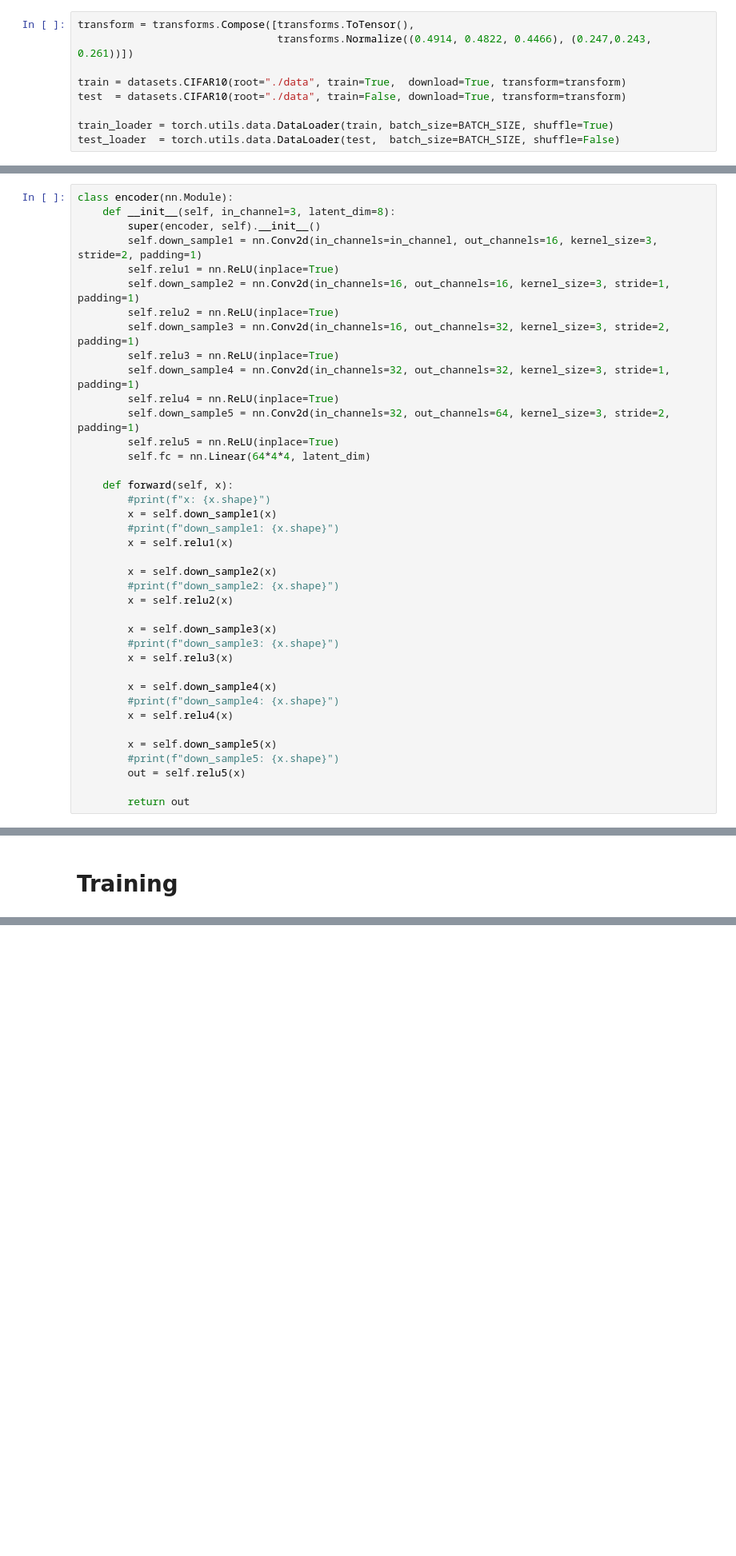
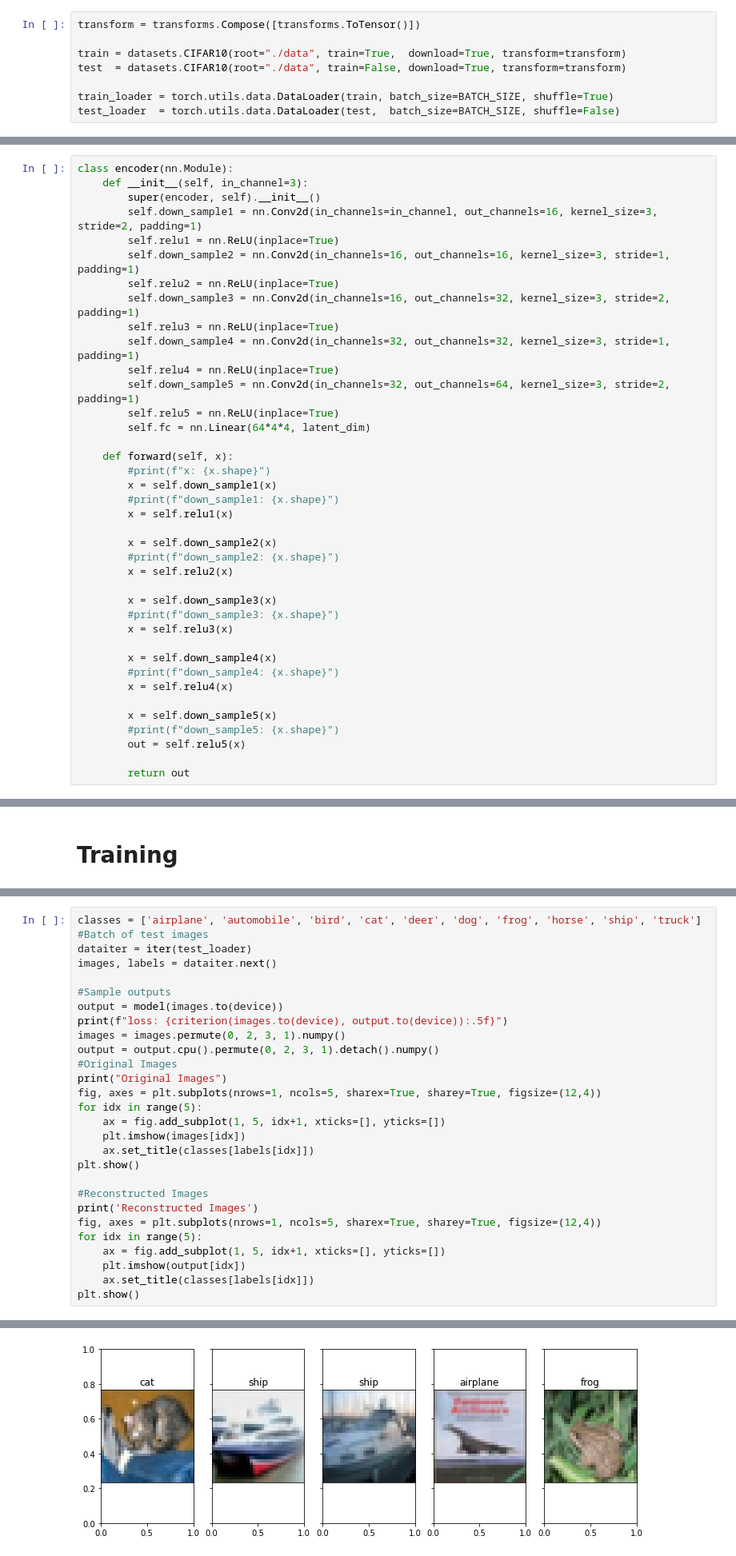
Before and after one commit to ecacikgoz97/Deep_Unsupervised_Learning_Class_Materials, a Jupyter notebook: AutoEncoder_CIFAR10.ipynb, the cells around one changed output, grey strips where cells are left out. Shown at 80% size. Drawn from its saved outputs; the diff is of its cells as text; blank space fills up the shorter version.

Commit message:
AE done: need plots and val loss maybe

```diff
--- a/AutoEncoder_CIFAR10.ipynb
+++ b/AutoEncoder_CIFAR10.ipynb
@@ -24,8 +26,7 @@ WEIGHT_DECAY = 0
 # %% [markdown]
 # Dataloader and Pre-processing
 # %%
-transform = transforms.Compose([transforms.ToTensor(),
-                                transforms.Normalize((0.4914, 0.4822, 0.4466), (0.247,0.243, 0.261))])
+transform = transforms.Compose([transforms.ToTensor()])
 
 train = datasets.CIFAR10(root="./data", train=True,  download=True, transform=transform)
 test  = datasets.CIFAR10(root="./data", train=False, download=True, transform=transform)
@@ -41,7 +42,7 @@ Files already downloaded and verified
 ### Encoder
 # %%
 class encoder(nn.Module):
-    def __init__(self, in_channel=3, latent_dim=8):
+    def __init__(self, in_channel=3):
         super(encoder, self).__init__()
         self.down_sample1 = nn.Conv2d(in_channels=in_channel, out_channels=16, kernel_size=3, stride=2, padding=1)
         self.relu1 = nn.ReLU(inplace=True)
@@ -178,0 +188,29 @@ Epoch [2/5], loss:0.6734
+# %%
+classes = ['airplane', 'automobile', 'bird', 'cat', 'deer', 'dog', 'frog', 'horse', 'ship', 'truck']
+#Batch of test images
+dataiter = iter(test_loader)
+images, labels = dataiter.next()
+
+#Sample outputs
+output = model(images.to(device))
+print(f"loss: {criterion(images.to(device), output.to(device)):.5f}")
+images = images.permute(0, 2, 3, 1).numpy()
+output = output.cpu().permute(0, 2, 3, 1).detach().numpy()
+#Original Images
+print("Original Images")
+fig, axes = plt.subplots(nrows=1, ncols=5, sharex=True, sharey=True, figsize=(12,4))
+for idx in range(5):
+    ax = fig.add_subplot(1, 5, idx+1, xticks=[], yticks=[])
+    plt.imshow(images[idx])
+    ax.set_title(classes[labels[idx]])
+plt.show()
+
+#Reconstructed Images
+print('Reconstructed Images')
+fig, axes = plt.subplots(nrows=1, ncols=5, sharex=True, sharey=True, figsize=(12,4))
+for idx in range(5):
+    ax = fig.add_subplot(1, 5, idx+1, xticks=[], yticks=[])
+    plt.imshow(output[idx])
+    ax.set_title(classes[labels[idx]])
+plt.show()
+# %% [output]
@@ -178,0 +219 @@ Epoch [2/5], loss:0.6734
+[figure, added]
```
Also changed, not shown: parts of 6 cells of this notebook.
